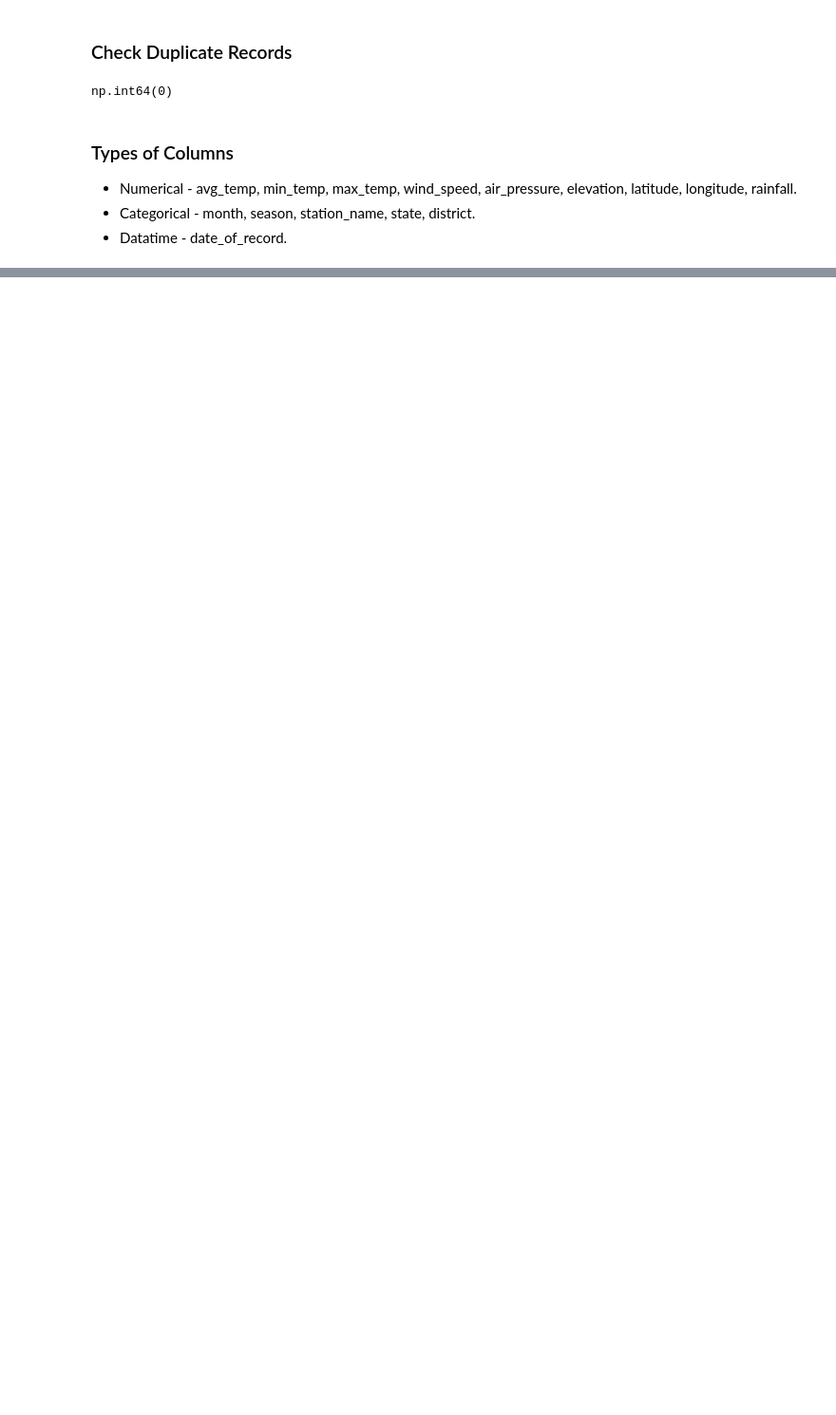
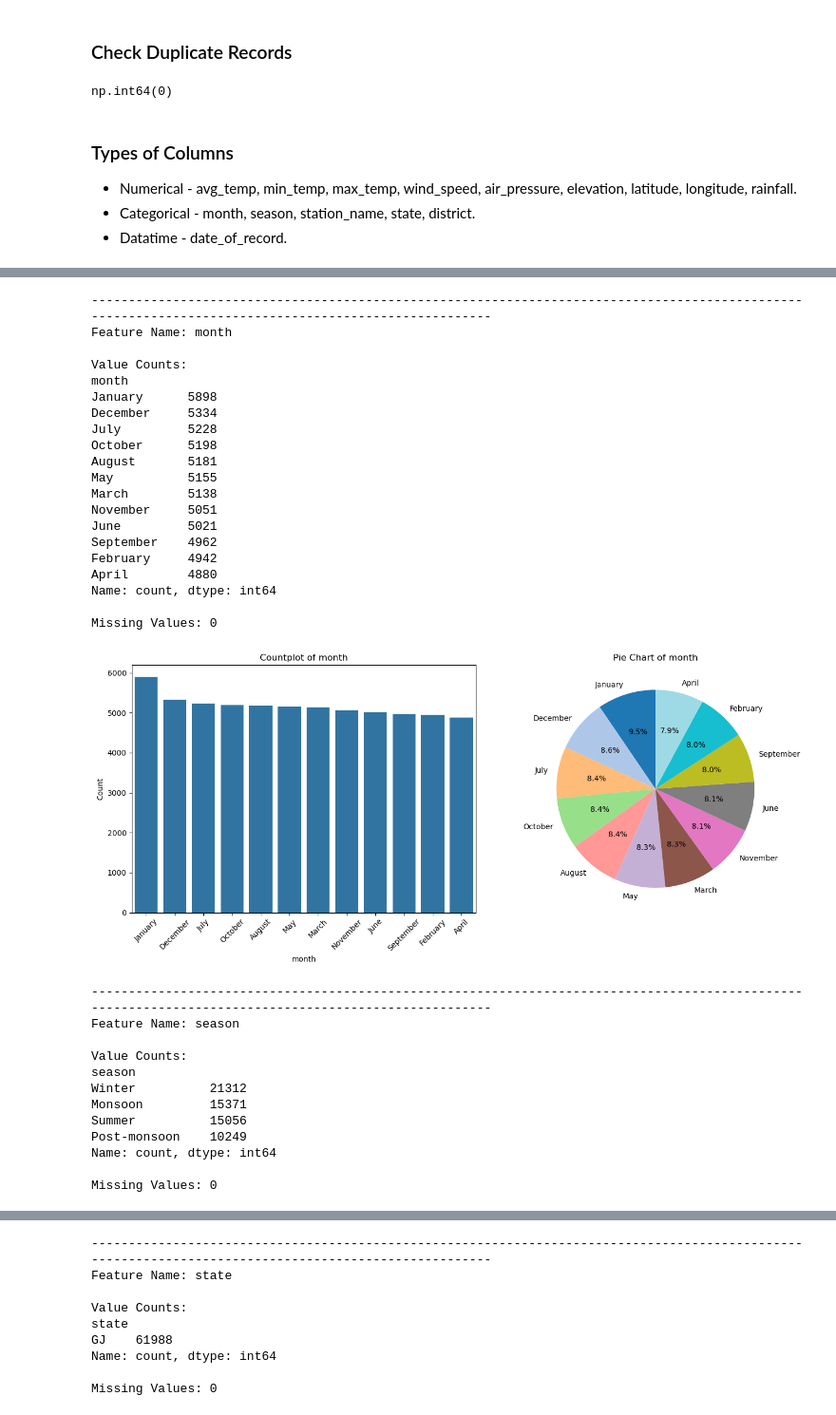
Before and after one commit to BhushanRC1207/Gujarat-Weather-Rainfall, a Jupyter notebook: EDA-Preprocessing.ipynb, the cells around one changed output, grey strips where cells are left out. Shown at 95% size. Saved outputs shown, nothing was run; the diff lists cells and outputs as text; code cells hidden in the pictures; blank space fills up the shorter version.

```diff
--- a/EDA-Preprocessing.ipynb
+++ b/EDA-Preprocessing.ipynb
@@ -250,0 +387,71 @@ np.float64(-0.4087638751023951)
+# %%
+def categorical_univariate(dataset, column):
+    """
+    Visualize and summarize a categorical feature:
+    - Print frequency counts and missing values
+    - Plot a countplot and a pie chart
+    """
+    print("-" * 150)
+    print(f"Feature Name: {column}\n")
+
+    # 1. Print descriptive stats
+    print("Value Counts:")
+    print(dataset[column].value_counts(dropna=False))
+    print(f"\nMissing Values: {dataset[column].isnull().sum()}")
+
+    # 2. Create plots
+    fig, ax = plt.subplots(1, 2, figsize=(14, 6))
+
+    # Countplot (bar chart)
+    sns.countplot(x=column, data=dataset, ax=ax[0], order=dataset[column].value_counts().index)
+    ax[0].set_title(f"Countplot of {column}")
+    ax[0].set_xlabel(column)
+    ax[0].set_ylabel("Count")
+    ax[0].tick_params(axis='x', rotation=45)
+
+    # Pie chart
+    dataset[column].value_counts(dropna=False).plot.pie(
+        autopct='%1.1f%%', ax=ax[1], startangle=90, cmap='tab20'
+    )
+    ax[1].set_ylabel("")  # remove y-label
+    ax[1].set_title(f"Pie Chart of {column}")
+
+    plt.tight_layout()
+    plt.show()
+# %%
+for col in categorical_cols:
+    categorical_univariate(dataset, col)
+# %% [output]
+------------------------------------------------------------------------------------------------------------------------------------------------------
+Feature Name: month
+
+Value Counts:
+month
+January      5898
+December     5334
+July         5228
+October      5198
+August       5181
+May          5155
+March        5138
+November     5051
+June         5021
+September    4962
+February     4942
+April        4880
+Name: count, dtype: int64
+
+Missing Values: 0
+[figure, added]
+------------------------------------------------------------------------------------------------------------------------------------------------------
+Feature Name: season
+
+Value Counts:
+season
+Winter          21312
+Monsoon         15371
+Summer          15056
+Post-monsoon    10249
+Name: count, dtype: int64
+
+Missing Values: 0
@@ -250,0 +477,9 @@ np.float64(-0.4087638751023951)
+------------------------------------------------------------------------------------------------------------------------------------------------------
+Feature Name: state
+
+Value Counts:
+state
+GJ    61988
+Name: count, dtype: int64
+
+Missing Values: 0
```
Also changed, not shown: parts of 16 cells of this notebook.
